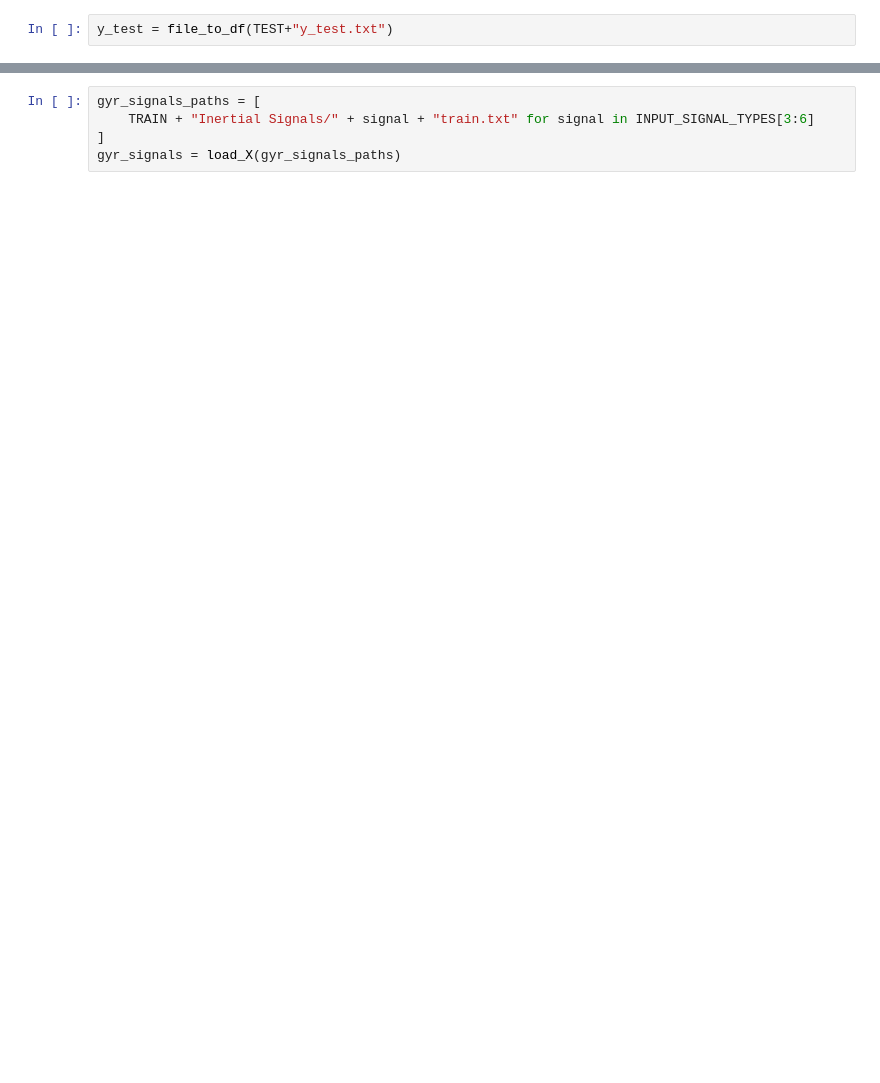
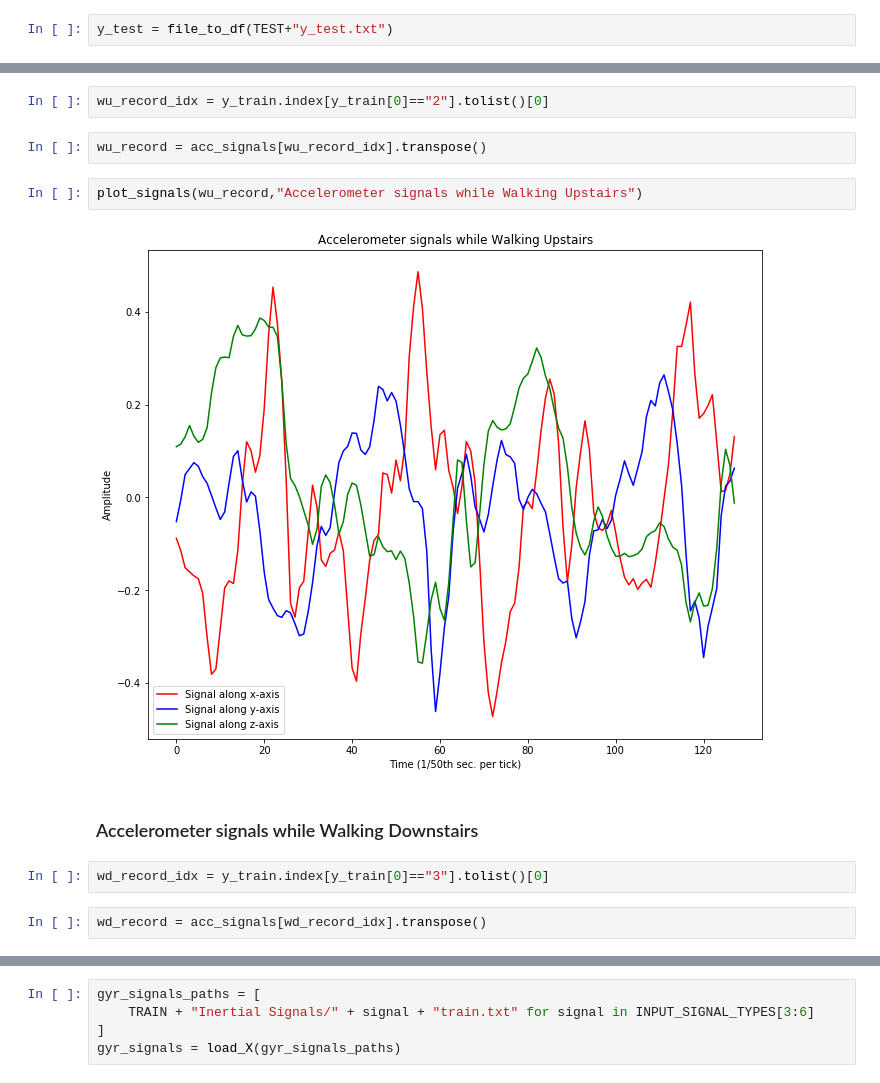
Before and after one commit to ZnoorZ/DSproject, a Jupyter notebook: DS Project.ipynb, the cells around one changed output, grey strips where cells are left out. Drawn from its saved outputs; the diff is of its cells as text; blank space fills up the shorter version.

```diff
--- a/DS Project.ipynb
+++ b/DS Project.ipynb
@@ -154,0 +181,14 @@ plot_signals(acc_signals_xyz[2], y, diff, "Accelerator signals along z-axis")
+# %%
+wu_record_idx = y_train.index[y_train[0]=="2"].tolist()[0]
+# %%
+wu_record = acc_signals[wu_record_idx].transpose()
+# %%
+plot_signals(wu_record,"Accelerometer signals while Walking Upstairs")
+# %% [output]
+[figure, added]
+# %% [markdown]
+### Accelerometer signals while Walking Downstairs ###
+# %%
+wd_record_idx = y_train.index[y_train[0]=="3"].tolist()[0]
+# %%
+wd_record = acc_signals[wd_record_idx].transpose()
```
Also changed, not shown: parts of 110 cells of this notebook.
